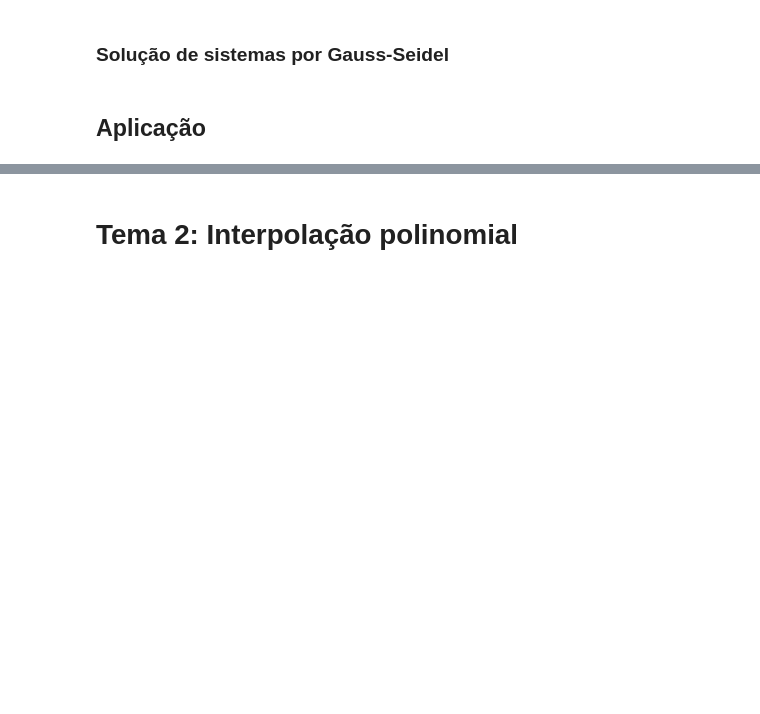
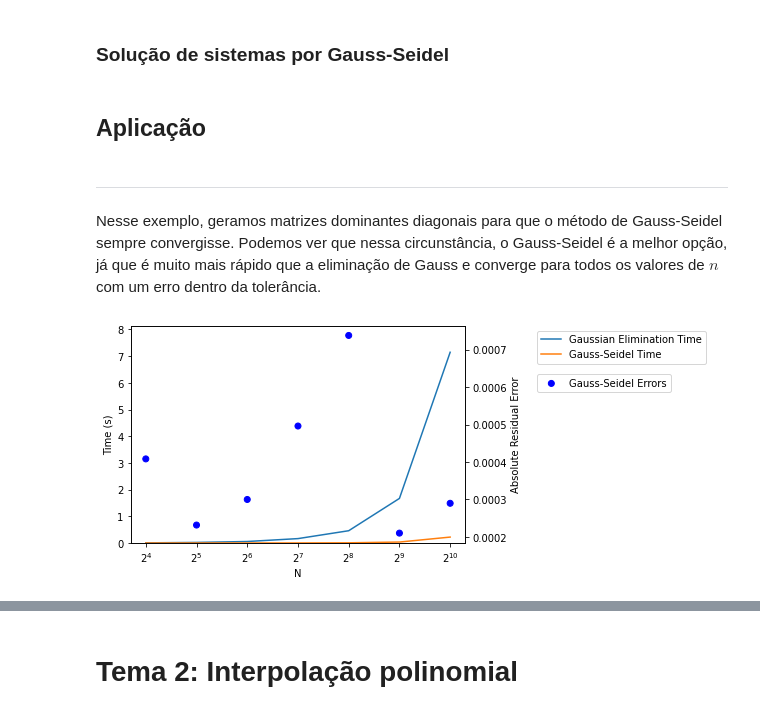
Before and after one commit to Vernalhav/numerical_analysis, a Jupyter notebook: numerico_aplicacoes.ipynb, the cells around one changed output, grey strips where cells are left out. Drawn from its saved outputs; the diff is of its cells as text; code cells hidden in the pictures; blank space fills up the shorter version.

```diff
--- a/numerico_aplicacoes.ipynb
+++ b/numerico_aplicacoes.ipynb
@@ -166,0 +236,50 @@ def gauss_seidel(A, b, tol=EPSILON, max_iterations=MAX_ITERATIONS, return_errors
+# %%
+def compare_methods(max_n=2**9, max_iterations=1e3, tol=1e-3, matrix_type='diag dominant'):
+    '''
+    Plots the data collected from the comparison
+    of the two methods.
+
+    max_n represents the maximum dimension of the square matrix
+    max_iterations represents the max number of iterations for Gauss-Seidel
+    tol is the absolute residual tolerance for Gauss-Seidel
+    matrix_type can be either
+        'diag dominant' : Diagonally dominant (Gauss-Seidel always converges)
+        'SPD'           : Symetrically-Positive-Definite
+        'random'        : Random elements
+    '''
+    info = return_info(max_n, max_iterations, tol, matrix_type)
+
+    fig, ax = plt.subplots()
+    ax.set_xscale('log', basex=2)
+
+    Ns = info['n']
+    elimination_times = info['gauss-elimination']['times']
+    seidel_times = info['gauss-seidel']['times']
+    seidel_errors = info['gauss-seidel']['errors']
+
+    ax.plot(Ns, elimination_times, label='Gaussian Elimination Time')
+    ax.plot(Ns, seidel_times, label='Gauss-Seidel Time')
+
+    ax2 = ax.twinx()
+
+    colormap = np.where(np.array(seidel_errors) < tol, 'b', 'r')
+    ax2.scatter(Ns, seidel_errors, label='Gauss-Seidel Errors', marker='o', color=colormap)
+
+    ax.set_ylim((0, 1 + min(60, max(max(seidel_times), max(elimination_times)))))
+
+    ax.set_ylabel('Time (s)')
+    ax.set_xlabel('N')
+    ax2.set_ylabel('Absolute Residual Error')
+
+    ax.legend(loc='upper left', fontsize='medium', bbox_to_anchor=(1.2, 1))
+    ax2.legend(loc='upper left', fontsize='medium', bbox_to_anchor=(1.2, 0.8))
+
+    plt.show()
+# %% [markdown]
+---
+# %% [markdown]
+Nesse exemplo, geramos matrizes dominantes diagonais para que o método de Gauss-Seidel sempre convergisse. Podemos ver que nessa circunstância, o Gauss-Seidel é a melhor opção, já que é muito mais rápido que a eliminação de Gauss e converge para todos os valores de $n$ com um erro dentro da tolerância.
+# %%
+compare_methods(max_n=2**10, matrix_type='diag dominant')
+# %% [output]
+[figure, added]
```
Also changed, not shown: parts of 18 cells of this notebook.
